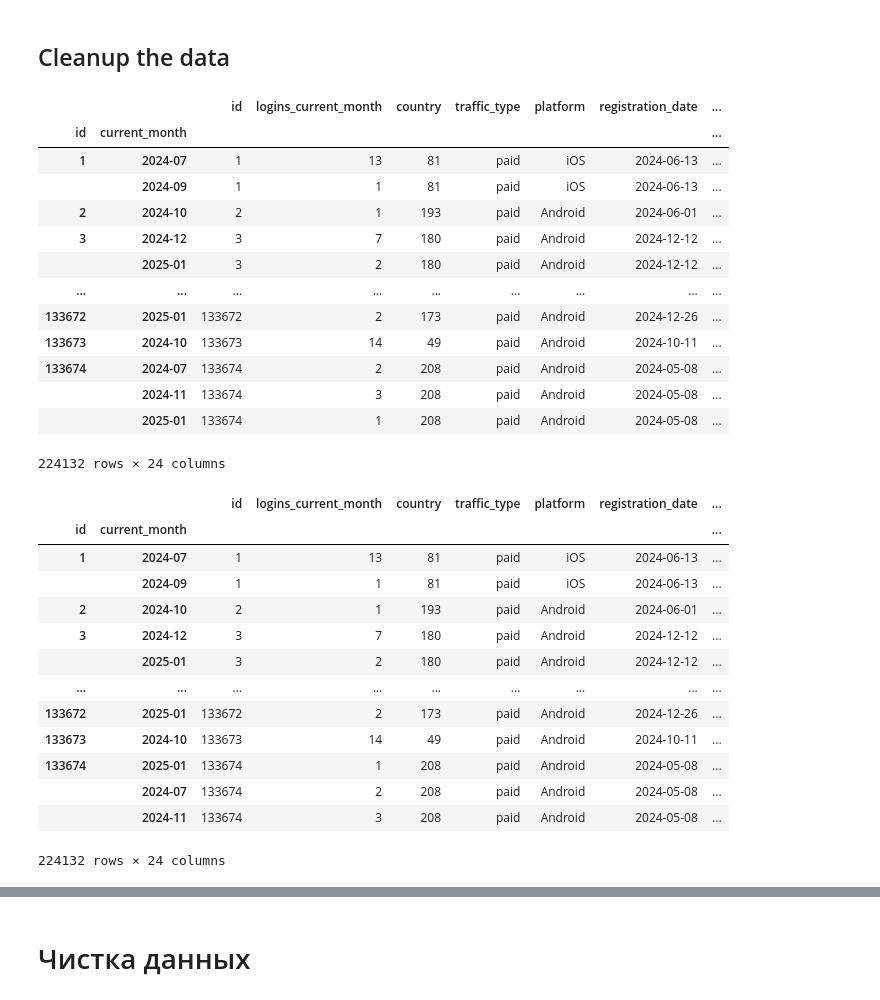
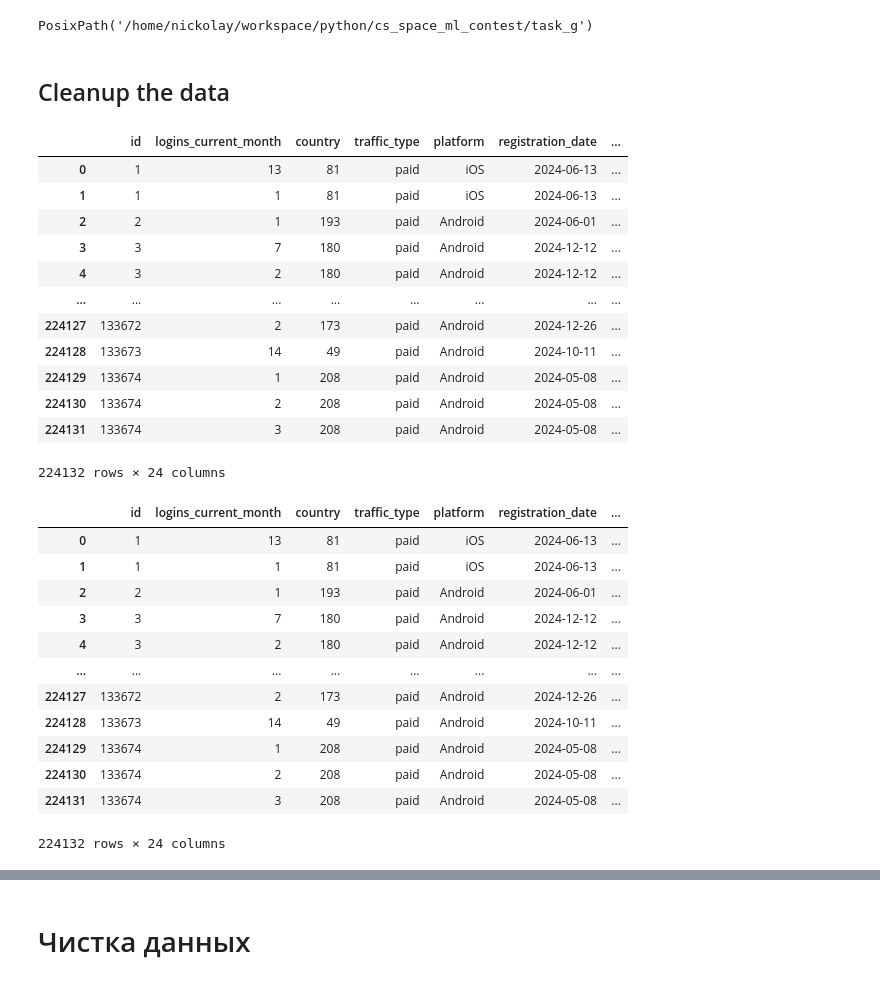
Before and after one commit to canonic-epicure/cs_space_ml_contest, a Jupyter notebook: task_g/task_g_preparation.ipynb, the cells around one changed output, grey strips where cells are left out. Cells and saved outputs as stored; diff of their text form; code cells hidden in the pictures.

```diff
--- a/task_g/task_g_preparation.ipynb
+++ b/task_g/task_g_preparation.ipynb
@@ -6,6 +6,10 @@ import os
 from pathlib import Path
 # %%
 script_dir = Path.cwd()
+
+script_dir
+# %% [output]
+PosixPath('/home/nickolay/workspace/python/cs_space_ml_contest/task_g')
 # %%
 __get_next_month = {}
 
@@ -19,52 +23,50 @@ def get_next_month(date: str) -> str:
 # %% [markdown]
 ## Cleanup the data
 # %%
-df_raw = pd.read_csv('task_g/history.csv')
+df_raw = pd.read_csv('history.csv')
 
 df = df_raw.drop(columns=['ads_shown_current_day', 'ads_revenue_current_day'])
 
 df = df.sort_values('id', ascending=True)
 
 df = df.drop_duplicates(subset=['id', 'current_month'], keep='first')
 
 df.reset_index(drop=True, inplace=True)
 
-df = df.set_index(['id', 'current_month'], drop=False)
+# df = df.set_index(['id', 'current_month'], drop=False)
 
 df.sort_index()
 # %% [output]
-|  |  | id | logins_current_month | country | traffic_type | platform | registration_date | ... |
-| id | current_month |  |  |  |  |  |  | ... |
-| 1 | 2024-07 | 1 | 13 | 81 | paid | iOS | 2024-06-13 | ... |
-|  | 2024-09 | 1 | 1 | 81 | paid | iOS | 2024-06-13 | ... |
-| 2 | 2024-10 | 2 | 1 | 193 | paid | Android | 2024-06-01 | ... |
-| 3 | 2024-12 | 3 | 7 | 180 | paid | Android | 2024-12-12 | ... |
-|  | 2025-01 | 3 | 2 | 180 | paid | Android | 2024-12-12 | ... |
-| ... | ... | ... | ... | ... | ... | ... | ... | ... |
-| 133672 | 2025-01 | 133672 | 2 | 173 | paid | Android | 2024-12-26 | ... |
-| 133673 | 2024-10 | 133673 | 14 | 49 | paid | Android | 2024-10-11 | ... |
-| 133674 | 2024-07 | 133674 | 2 | 208 | paid | Android | 2024-05-08 | ... |
-|  | 2024-11 | 133674 | 3 | 208 | paid | Android | 2024-05-08 | ... |
-|  | 2025-01 | 133674 | 1 | 208 | paid | Android | 2024-05-08 | ... |
+|  | id | logins_current_month | country | traffic_type | platform | registration_date | ... |
+| 0 | 1 | 13 | 81 | paid | iOS | 2024-06-13 | ... |
+| 1 | 1 | 1 | 81 | paid | iOS | 2024-06-13 | ... |
+| 2 | 2 | 1 | 193 | paid | Android | 2024-06-01 | ... |
+| 3 | 3 | 7 | 180 | paid | Android | 2024-12-12 | ... |
+| 4 | 3 | 2 | 180 | paid | Android | 2024-12-12 | ... |
+| ... | ... | ... | ... | ... | ... | ... | ... |
+| 224127 | 133672 | 2 | 173 | paid | Android | 2024-12-26 | ... |
+| 224128 | 133673 | 14 | 49 | paid | Android | 2024-10-11 | ... |
+| 224129 | 133674 | 1 | 208 | paid | Android | 2024-05-08 | ... |
+| 224130 | 133674 | 2 | 208 | paid | Android | 2024-05-08 | ... |
+| 224131 | 133674 | 3 | 208 | paid | Android | 2024-05-08 | ... |
 224132 rows × 24 columns
 # %%
 # df[ df['current_month'] == '2025-04']
 
 df
 # %% [output]
-|  |  | id | logins_current_month | country | traffic_type | platform | registration_date | ... |
-| id | current_month |  |  |  |  |  |  | ... |
-| 1 | 2024-07 | 1 | 13 | 81 | paid | iOS | 2024-06-13 | ... |
-|  | 2024-09 | 1 | 1 | 81 | paid | iOS | 2024-06-13 | ... |
-| 2 | 2024-10 | 2 | 1 | 193 | paid | Android | 2024-06-01 | ... |
-| 3 | 2024-12 | 3 | 7 | 180 | paid | Android | 2024-12-12 | ... |
-|  | 2025-01 | 3 | 2 | 180 | paid | Android | 2024-12-12 | ... |
-| ... | ... | ... | ... | ... | ... | ... | ... | ... |
-| 133672 | 2025-01 | 133672 | 2 | 173 | paid | Android | 2024-12-26 | ... |
-| 133673 | 2024-10 | 133673 | 14 | 49 | paid | Android | 2024-10-11 | ... |
-| 133674 | 2025-01 | 133674 | 1 | 208 | paid | Android | 2024-05-08 | ... |
-|  | 2024-07 | 133674 | 2 | 208 | paid | Android | 2024-05-08 | ... |
-|  | 2024-11 | 133674 | 3 | 208 | paid | Android | 2024-05-08 | ... |
+|  | id | logins_current_month | country | traffic_type | platform | registration_date | ... |
+| 0 | 1 | 13 | 81 | paid | iOS | 2024-06-13 | ... |
+| 1 | 1 | 1 | 81 | paid | iOS | 2024-06-13 | ... |
+| 2 | 2 | 1 | 193 | paid | Android | 2024-06-01 | ... |
+| 3 | 3 | 7 | 180 | paid | Android | 2024-12-12 | ... |
+| 4 | 3 | 2 | 180 | paid | Android | 2024-12-12 | ... |
+| ... | ... | ... | ... | ... | ... | ... | ... |
+| 224127 | 133672 | 2 | 173 | paid | Android | 2024-12-26 | ... |
+| 224128 | 133673 | 14 | 49 | paid | Android | 2024-10-11 | ... |
+| 224129 | 133674 | 1 | 208 | paid | Android | 2024-05-08 | ... |
+| 224130 | 133674 | 2 | 208 | paid | Android | 2024-05-08 | ... |
+| 224131 | 133674 | 3 | 208 | paid | Android | 2024-05-08 | ... |
 224132 rows × 24 columns
 # %%
 # # check multiplied entries (same id + current_month)
```
Also changed, not shown: parts of 12 cells of this notebook, 6 other files.
